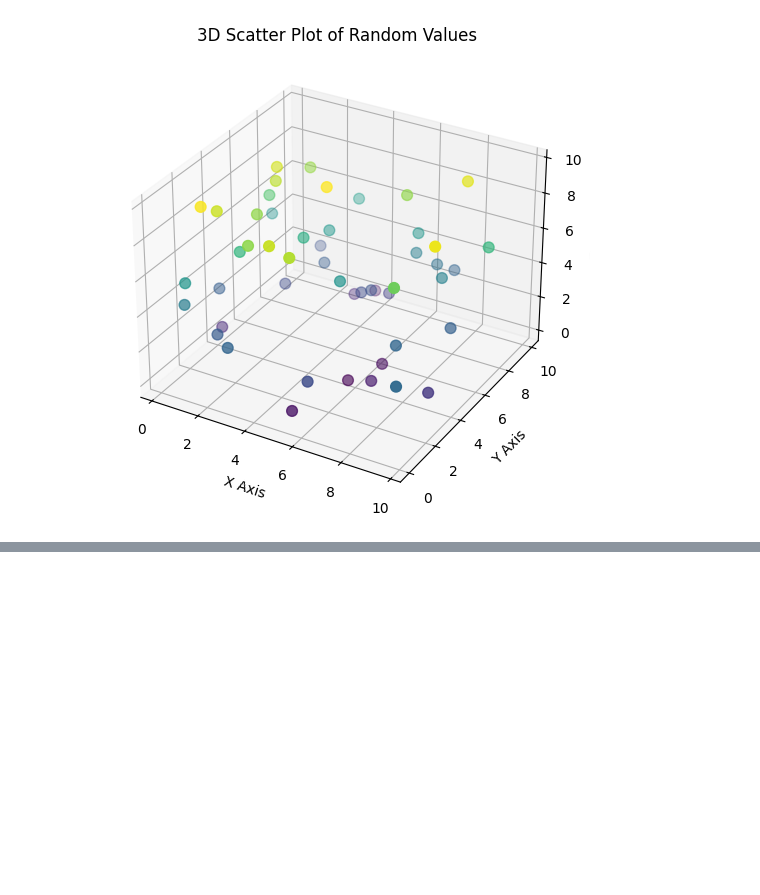
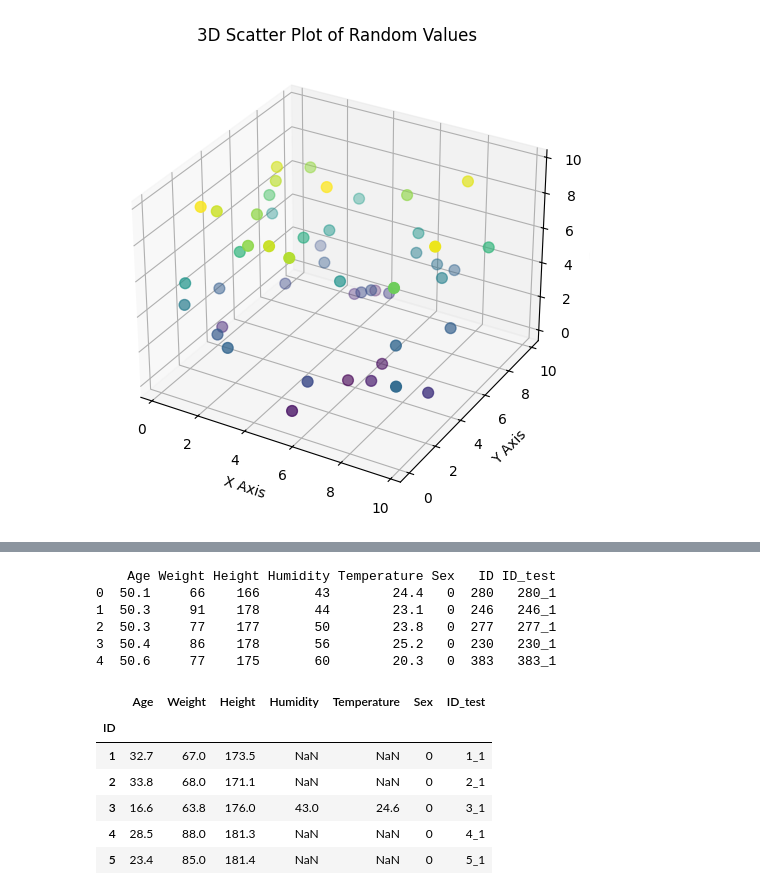
Before and after one commit to Chaithra-Git/Team7_LambdaLegends_PythonHackathon_APRIL25, a Jupyter notebook: bhanu.ipynb, the cells around one changed output, grey strips where cells are left out. Cells and saved outputs as stored; diff of their text form; code cells hidden in the pictures; blank space fills up the shorter version.

```diff
--- a/bhanu.ipynb
+++ b/bhanu.ipynb
@@ -341,0 +400,52 @@ plt.show()
+# %%
+import psycopg2
+import pandas as pd
+
+# Connect to PostgreSQL
+conn = psycopg2.connect(
+    dbname="python_hack",
+    user="postgres",
+    password="Test123#",
+    host="localhost",   # e.g., 'localhost'
+    port="5433"    # e.g., '5432'
+)
+
+# Write SQL query
+query = """
+SELECT * FROM public.my_table WHERE  "ID_test"  ilike '%_1' AND "Age"::FLOAT > 50;
+
+"""
+
+# Run query and load into DataFrame
+df = pd.read_sql_query(query, conn)
+
+# Close connection
+conn.close()
+
+# Preview results
+print(df.head())
+# %% [output]
+    Age Weight Height Humidity Temperature Sex   ID ID_test
+0  50.1     66    166       43        24.4   0  280   280_1
+1  50.3     91    178       44        23.1   0  246   246_1
+2  50.3     77    177       50        23.8   0  277   277_1
+3  50.4     86    178       56        25.2   0  230   230_1
+4  50.6     77    175       60        20.3   0  383   383_1
+# %%
+##13.Make athelete ID as index to the subject_info table and arrange index in sorted order.
+import pandas as pd
+
+subject_info = pd.read_csv('subject-info.csv')  # From your uploaded file
+# Create a new sorted DataFrame with 'ID' as index
+subject_info_sorted = subject_info.set_index('ID').sort_index()
+
+# Preview the result
+subject_info_sorted.head()
+# %% [output]
+|  | Age | Weight | Height | Humidity | Temperature | Sex | ID_test |
+| ID |  |  |  |  |  |  |  |
+| 1 | 32.7 | 67.0 | 173.5 | NaN | NaN | 0 | 1_1 |
+| 2 | 33.8 | 68.0 | 171.1 | NaN | NaN | 0 | 2_1 |
+| 3 | 16.6 | 63.8 | 176.0 | 43.0 | 24.6 | 0 | 3_1 |
+| 4 | 28.5 | 88.0 | 181.3 | NaN | NaN | 0 | 4_1 |
+| 5 | 23.4 | 85.0 | 181.4 | NaN | NaN | 0 | 5_1 |
```
Also changed, not shown: parts of 5 cells of this notebook.
